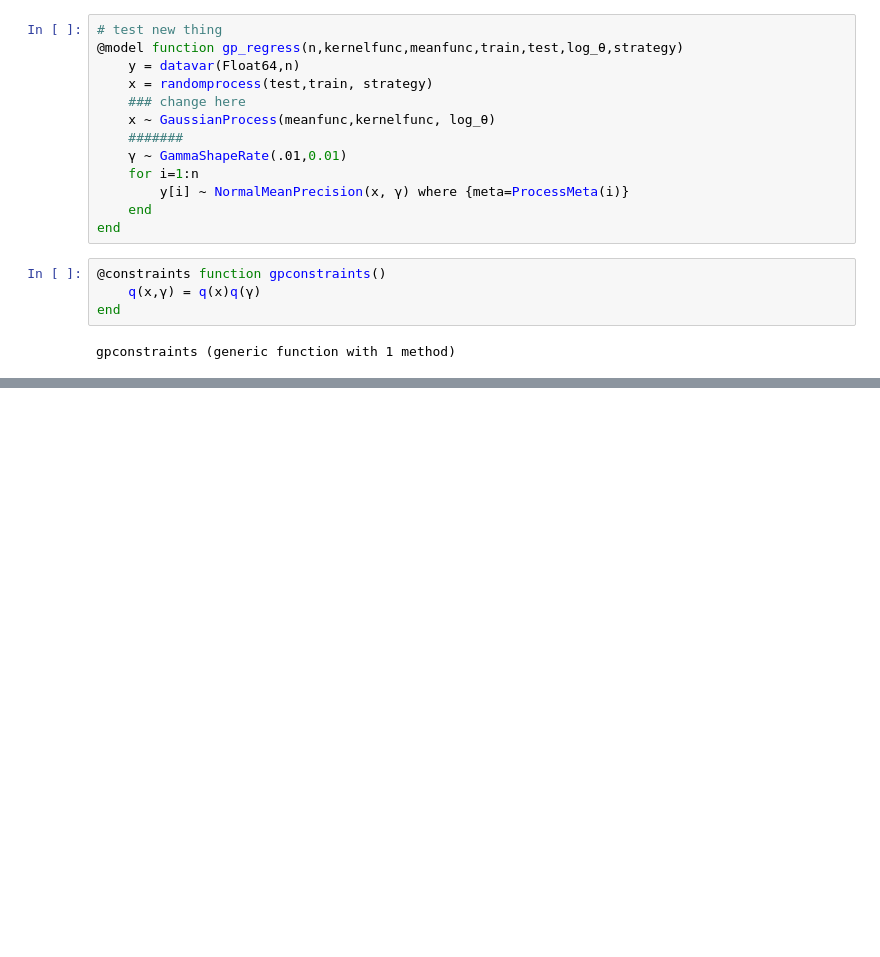
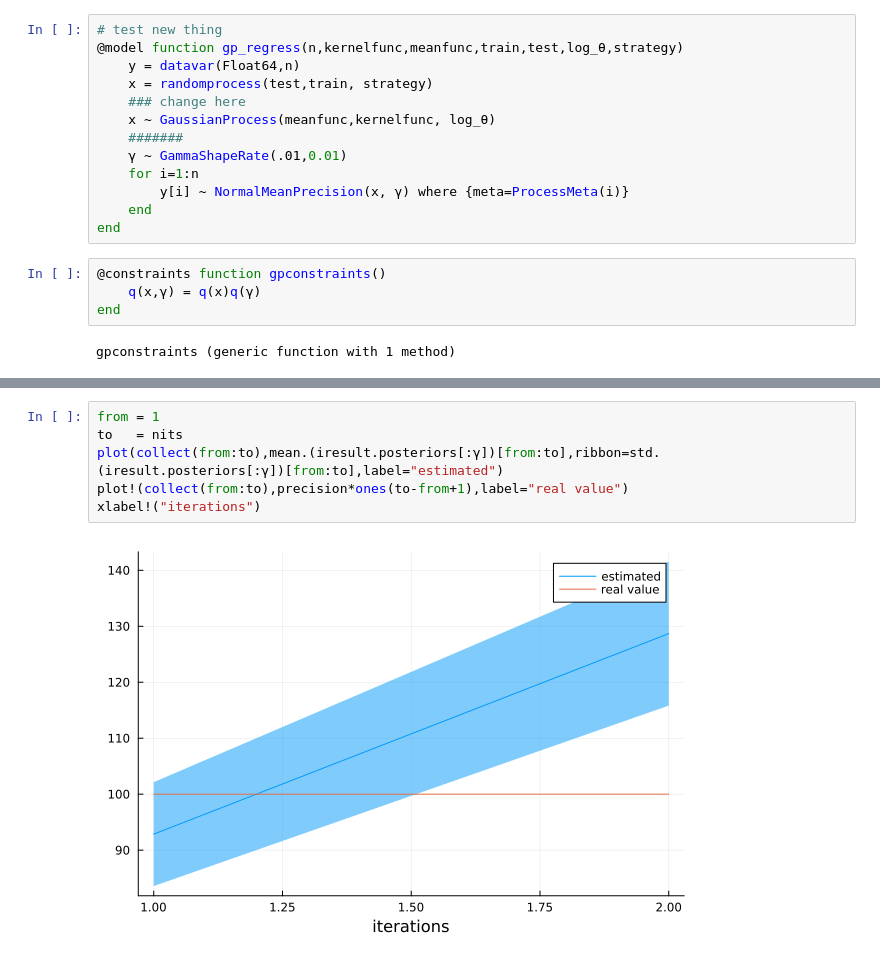
Before and after one commit to biaslab/GaussianProcessNode, a Jupyter notebook: regression_fullcov.ipynb, the cells around one changed output, grey strips where cells are left out. Drawn from its saved outputs; the diff is of its cells as text; blank space fills up the shorter version.

```diff
--- a/regression_fullcov.ipynb
+++ b/regression_fullcov.ipynb
@@ -87,0 +86,8 @@ vline!([precision],label="true value")
+# %%
+from = 1
+to   = nits
+plot(collect(from:to),mean.(iresult.posteriors[:γ])[from:to],ribbon=std.(iresult.posteriors[:γ])[from:to],label="estimated")
+plot!(collect(from:to),precision*ones(to-from+1),label="real value")
+xlabel!("iterations")
+# %% [output]
+[figure, added]
```
Also changed, not shown: parts of 22 cells of this notebook, 4 other files.
